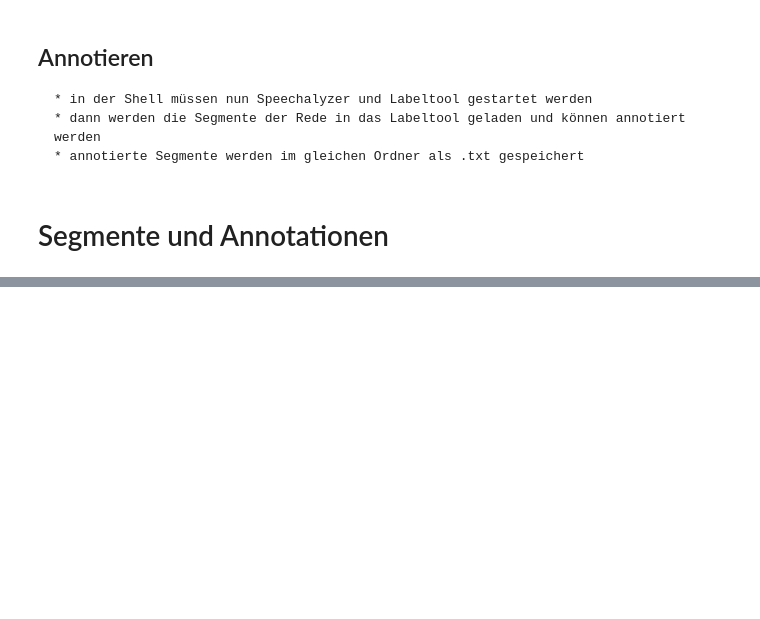
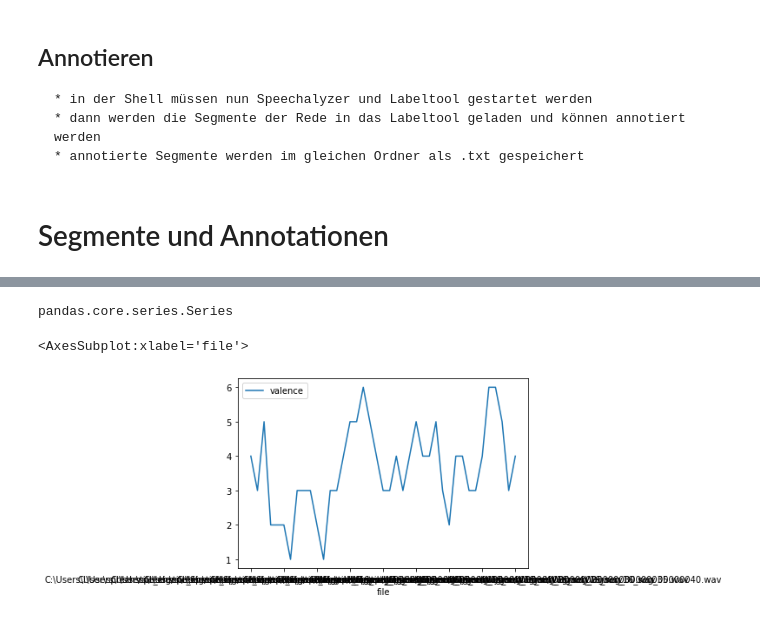
Before and after one commit to Lisa-Wegner/S_sprechstile_eigene, a Jupyter notebook: Sprechstile_eigene_Abgabe-checkpoint.ipynb, the cells around one changed output, grey strips where cells are left out. Drawn from its saved outputs; the diff is of its cells as text; code cells hidden in the pictures; blank space fills up the shorter version.

```diff
--- a/Sprechstile_eigene_Abgabe-checkpoint.ipynb
+++ b/Sprechstile_eigene_Abgabe-checkpoint.ipynb
@@ -52,0 +65,2 @@ import audiofile
+# %%
+df = pd.read_csv('labels.txt', sep=' ', header=None)
@@ -52,0 +75,4 @@ import audiofile
+# %%
+df.columns = ['file', 'valence']
+# %%
+df = df.set_index('file')
@@ -52,0 +105,9 @@ import audiofile
+# %%
+type(df.valence)
+# %% [output]
+pandas.core.series.Series
+# %%
+df.plot()
+# %% [output]
+<AxesSubplot:xlabel='file'>
+[figure, added]
```
Also changed, not shown: parts of 19 cells of this notebook, 16 other files.
